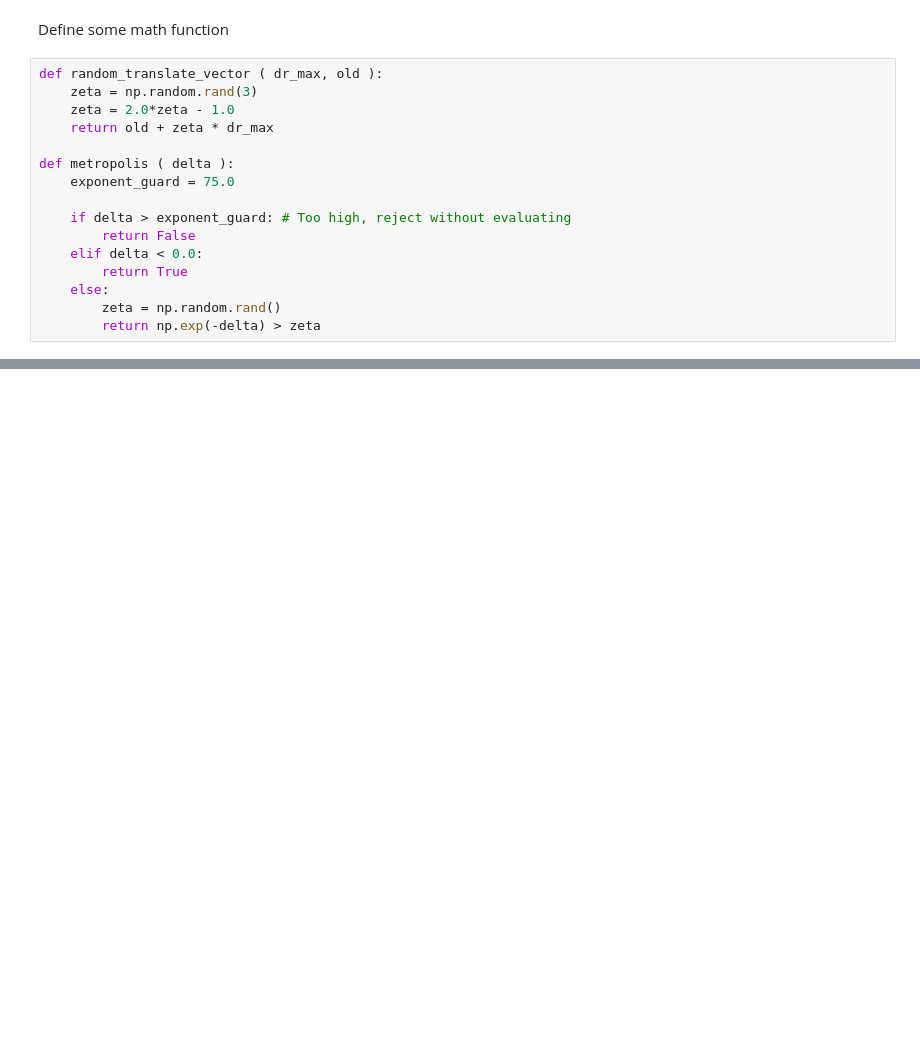
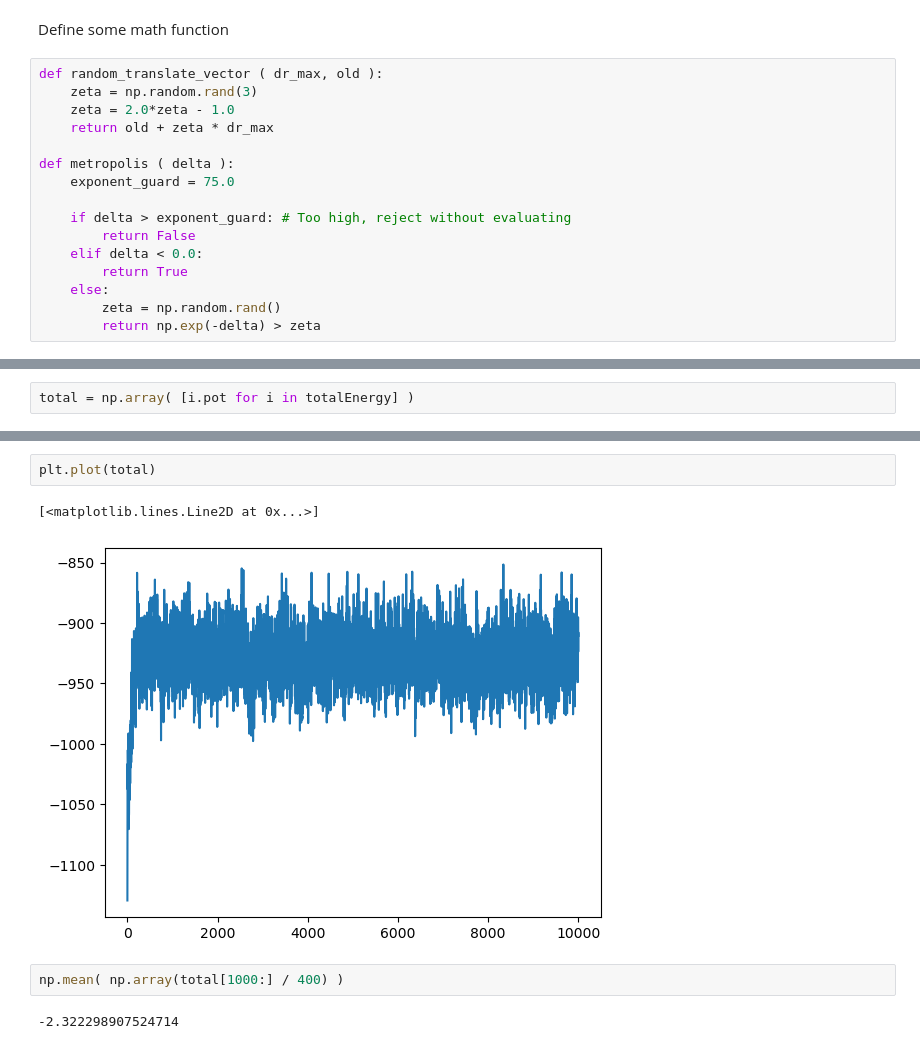
Before and after one commit to qiaochongzhi/MC_for_beginner, a Jupyter notebook: MC_NVT.ipynb, the cells around one changed output, grey strips where cells are left out. Drawn from its saved outputs; the diff is of its cells as text; blank space fills up the shorter version.

```diff
--- a/MC_NVT.ipynb
+++ b/MC_NVT.ipynb
@@ -135,0 +248,2 @@ def metropolis ( delta ):
+# %%
+total = np.array( [i.pot for i in totalEnergy] )
@@ -135,0 +259,9 @@ def metropolis ( delta ):
+# %%
+plt.plot(total)
+# %% [output]
+[<matplotlib.lines.Line2D at 0x...>]
+[figure, added]
+# %%
+np.mean( np.array(total[1000:] / 400) )
+# %% [output]
+-2.322298907524714
```
Also changed, not shown: parts of 20 cells of this notebook, 6 other files.
